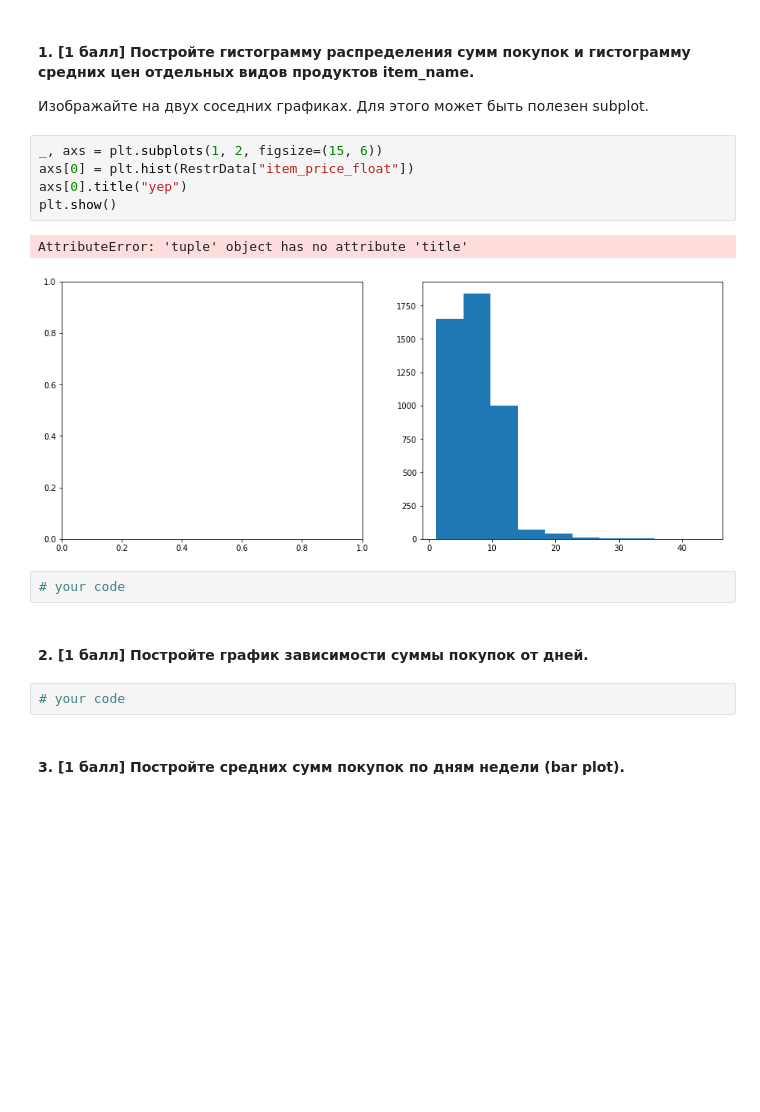
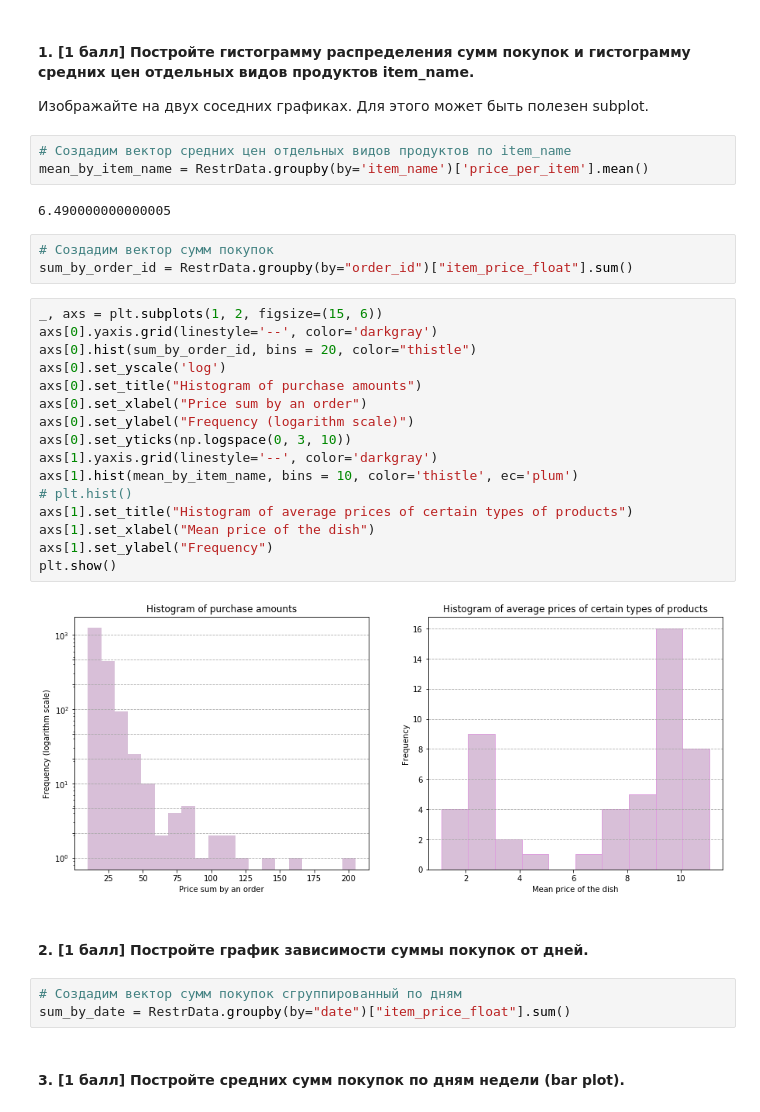
Before and after one commit to hse-mlearn/ha-01-glafiraV, a Jupyter notebook: homework-practice-01.ipynb, the cells around one changed output. Drawn from its saved outputs; the diff is of its cells as text; blank space fills up the shorter version.

```diff
--- a/homework-practice-01.ipynb
+++ b/homework-practice-01.ipynb
@@ -329,20 +338,37 @@ RestrData['date'] = RestrData.order_id.map(dates['date'])
 #### 1. [1 балл] Постройте гистограмму распределения сумм покупок и гистограмму средних цен отдельных видов продуктов item_name.
 
 Изображайте на двух соседних графиках. Для этого может быть полезен subplot.
-# %%
-_, axs = plt.subplots(1, 2, figsize=(15, 6))
-axs[0] = plt.hist(RestrData["item_price_float"])
-axs[0].title("yep")
-plt.show()
-# %% [output]
-AttributeError: 'tuple' object has no attribute 'title'
-[figure, removed]
-# %%
-# your code
+# %%
+# Создадим вектор средних цен отдельных видов продуктов по item_name
+mean_by_item_name = RestrData.groupby(by='item_name')['price_per_item'].mean()
+# %% [output]
+6.490000000000005
+# %%
+# Создадим вектор сумм покупок
+sum_by_order_id = RestrData.groupby(by="order_id")["item_price_float"].sum()
+# %%
+_, axs = plt.subplots(1, 2, figsize=(15, 6))
+axs[0].yaxis.grid(linestyle='--', color='darkgray')
+axs[0].hist(sum_by_order_id, bins = 20, color="thistle")
+axs[0].set_yscale('log')
+axs[0].set_title("Histogram of purchase amounts")
+axs[0].set_xlabel("Price sum by an order")
+axs[0].set_ylabel("Frequency (logarithm scale)")
+axs[0].set_yticks(np.logspace(0, 3, 10))
+axs[1].yaxis.grid(linestyle='--', color='darkgray')
+axs[1].hist(mean_by_item_name, bins = 10, color='thistle', ec='plum')
+# plt.hist()
+axs[1].set_title("Histogram of average prices of certain types of products")
+axs[1].set_xlabel("Mean price of the dish")
+axs[1].set_ylabel("Frequency")
+plt.show()
+# %% [output]
+[figure, added]
 # %% [markdown]
 #### 2. [1 балл] Постройте график зависимости суммы покупок от дней.
-# %%
-# your code
+# %%
+# Создадим вектор сумм покупок сгруппированный по дням
+sum_by_date = RestrData.groupby(by="date")["item_price_float"].sum()
 # %% [markdown]
 #### 3. [1 балл] Постройте средних сумм покупок по дням недели (bar plot).
 # %%
```
Also changed, not shown: parts of 2 cells of this notebook.
